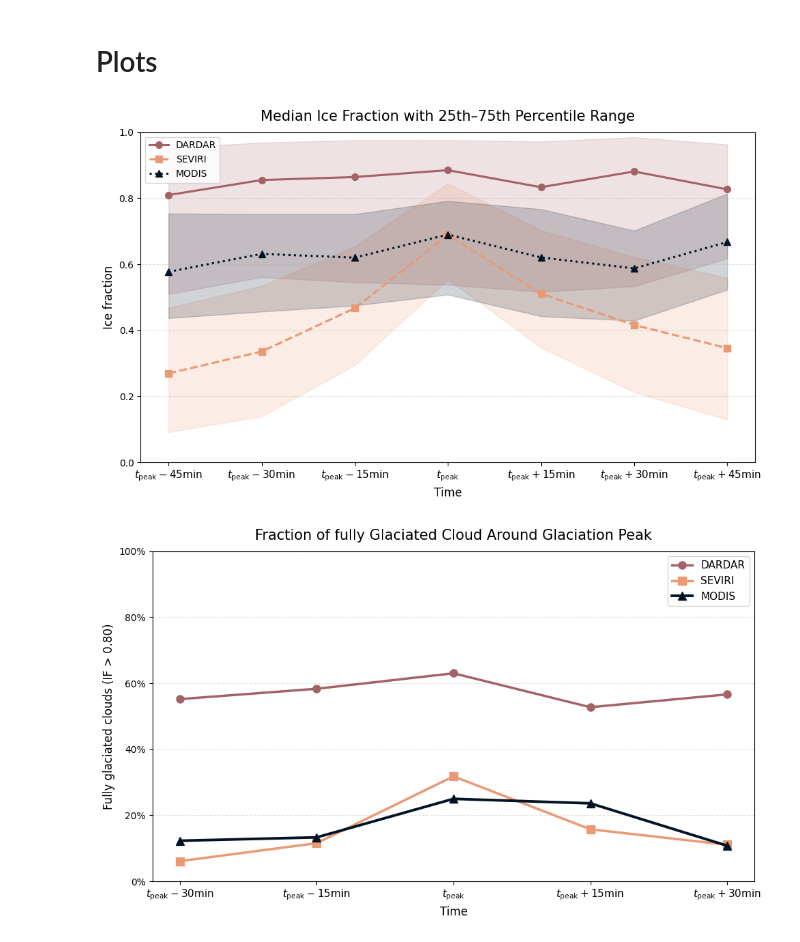
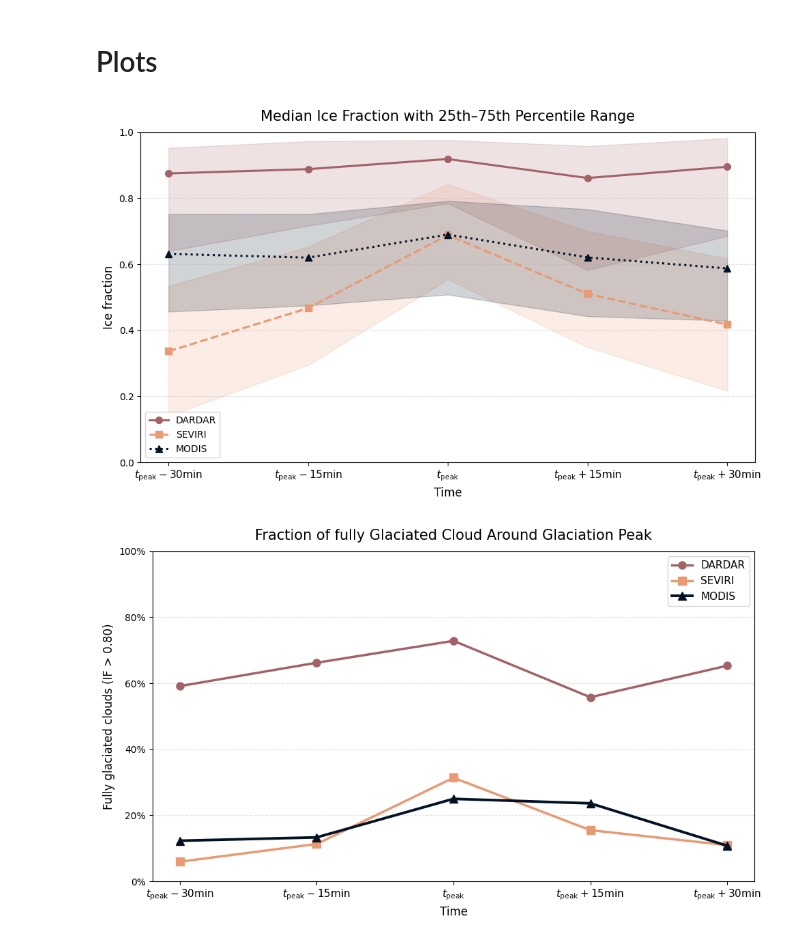
Before and after one commit to DragomirNikolov/MSGI, a Jupyter notebook: plotting/Publication_figures/Multisatellite_IF.ipynb, the cells around one changed output. Saved outputs shown, nothing was run; the diff lists cells and outputs as text; code cells hidden in the pictures.

```diff
--- a/plotting/Publication_figures/Multisatellite_IF.ipynb
+++ b/plotting/Publication_figures/Multisatellite_IF.ipynb
@@ -161,8 +509,28 @@ def get_seviri_pre_peak_if(row: pd.Series,idx: int):
         return if_hist[row["Glac_peak_ind"]-idx]
     return np.nan
 
+# def get_dd_pre_peak_if(row: pd.Series,idx: int):
+#     if_hist = row["val_ice_frac_hist"]
+#     if ((row["Glac_peak_ind"]-idx)>=0) and ((row["Glac_peak_ind"]-idx)<len(if_hist)):
+#         return if_hist[row["Glac_peak_ind"]-idx]
+#     return np.nan
+
 def get_dd_pre_peak_if(row: pd.Series,idx: int):
-    if _get_val_seviri_coincidence(row):
+    if_hist = row["val_ice_frac_hist"]
+    if ((row["Glac_peak_ind"]-idx)>=0) and ((row["Glac_peak_ind"]-idx)<len(if_hist)):
+        if if_hist[row["Glac_peak_ind"]-idx]>0:
+            if int((row["colocation_time"]-row["track_start_time"])/pd.Timedelta(minutes=15))==(row["Glac_peak_ind"]-idx):
+                return row["val_ice_frac_hist"][row["Glac_peak_ind"]-idx]
+    return np.nan
+
+def get_mod_pre_peak_if(row: pd.Series,idx: int):
+    if_hist = row["val_ice_frac_hist"]
+    if ((row["Glac_peak_ind"]-idx)>=0) and ((row["Glac_peak_ind"]-idx)<len(if_hist)):
+        return if_hist[row["Glac_peak_ind"]-idx]
+    return np.nan
+
+def get_mod_pre_peak_if(row: pd.Series,idx: int):
+    if _check_val_seviri_coincidence_modis(row):
         if_hist = row["val_ice_frac_hist"]
         if ((row["Glac_peak_ind"]-idx)>=0) and ((row["Glac_peak_ind"]-idx)<len(if_hist)):
             return if_hist[row["Glac_peak_ind"]-idx]
@@ -176,18 +544,18 @@ for pre_peak_idx in range(-5, 5):
         axis=1,
         args=(pre_peak_idx,)
     )
-    df_glac_dd[f"seviri_{pre_peak_idx}_prepeak_if"] = df_glac_dd.apply(
-        get_seviri_pre_peak_if,
-        axis=1,
-        args=(pre_peak_idx,)
-    )
+    # df_glac_dd[f"seviri_{pre_peak_idx}_prepeak_if"] = df_glac_dd.apply(
+    #     get_seviri_pre_peak_if,
+    #     axis=1,
+    #     args=(pre_peak_idx,)
+    # )
     df_glac_dd[f"val_{pre_peak_idx}_prepeak_if"] = df_glac_dd.apply(
         get_dd_pre_peak_if,
         axis=1,
         args=(pre_peak_idx,)
     )
     df_glac_mod[f"val_{pre_peak_idx}_prepeak_if"] = df_glac_mod.apply(
-            get_dd_pre_peak_if,
+            get_mod_pre_peak_if,
             axis=1,
             args=(pre_peak_idx,)
         )
@@ -199,7 +596,7 @@ import matplotlib.pyplot as plt
 
 # timesteps in plotting order
 
-timesteps = [i for i in range(3, -4, -1)]
+timesteps = [i for i in range(2, -3, -1)]
 
 # corresponding column names
 dardar_cols = [f"val_{i}_prepeak_if" for i in timesteps]
@@ -207,18 +604,19 @@ modis_cols  = [f"val_{i}_prepeak_if" for i in timesteps]
 seviri_cols = [f"seviri_{i}_prepeak_if" for i in timesteps]
 
 x_labels = [
-    r"$t_{\mathrm{peak}}-45\mathrm{min}$",
+    # r"$t_{\mathrm{peak}}-45\mathrm{min}$",
     r"$t_{\mathrm{peak}}-30\mathrm{min}$",
     r"$t_{\mathrm{peak}}-15\mathrm{min}$",
     r"$t_{\mathrm{peak}}$",
     r"$t_{\mathrm{peak}}+15\mathrm{min}$",
     r"$t_{\mathrm{peak}}+30\mathrm{min}$",
-    r"$t_{\mathrm{peak}}+45\mathrm{min}$",
+    # r"$t_{\mathrm{peak}}+45\mathrm{min}$",
 ]
 
 
 def clean_vals(series):
-    vals = series.dropna()
+    # vals = series.dropna()
+    vals = series
     vals = vals[(vals >= 0) & (vals <= 1)]
     return vals.values
 
@@ -244,7 +642,7 @@ for dd_col, sev_col, mod_col in zip(dardar_cols, seviri_cols, modis_cols):
     dardar_q75.append(q75)
 
     # SEVIRI
-    sev_vals = clean_vals(df_glac_dd[sev_col])
+    sev_vals = clean_vals(df_glac_mod[sev_col])
     q25, med, q75 = median_q25_q75(sev_vals)
     seviri_q25.append(q25)
     seviri_med.append(med)
@@ -293,34 +691,34 @@ line3, = plt.plot(
     label="MODIS", color = color_mod
 )
 
 # shaded percentile bands
 plt.fill_between(
     x, dardar_q25, dardar_q75,
     color=line1.get_color(), alpha=0.18
 )
 
 plt.fill_between(
     x, seviri_q25, seviri_q75,
     color=line2.get_color(), alpha=0.18
 )
 
 plt.fill_between(
     x, modis_q25, modis_q75,
     color=line3.get_color(), alpha=0.18
 )
 
 plt.xticks(x, x_labels, fontsize=11)
 plt.ylabel("Ice fraction", fontsize=12)
 plt.xlabel("Time", fontsize=12)
 plt.title("Median Ice Fraction with 25th–75th Percentile Range", fontsize=15, pad=12)
 
 plt.ylim(0, 1)
 plt.grid(axis="y", linestyle="--", alpha=0.35)
 plt.legend(frameon=True)
 plt.tight_layout()
 plt.show()
 # %% [output]
-[figure, old version]
+[figure, new version]
 # %%
 import numpy as np
 import matplotlib.pyplot as plt
@@ -329,7 +727,7 @@ import matplotlib.pyplot as plt
 timesteps = [i for i in range(2, -3, -1)]
 
 ice_phase_thresh = 0.8
-
+eps=1e-4
 # corresponding column names
 dardar_cols = [f"val_{i}_prepeak_if" for i in timesteps]
 modis_cols = [f"val_{i}_prepeak_if" for i in timesteps]
@@ -351,19 +749,19 @@ for dd_col, sev_col, mod_col in zip(dardar_cols, seviri_cols, modis_cols):
     # DARDAR
     dd_vals = df_glac_dd[dd_col].dropna()
     dd_vals = dd_vals[(dd_vals >= 0) & (dd_vals <= 1)]
-    dardar_frac.append((dd_vals > ice_phase_thresh).mean() if len(dd_vals) > 0 else np.nan)
+    dardar_frac.append((dd_vals >= ice_phase_thresh).mean() if len(dd_vals) > 0 else np.nan)
     dardar_n.append(len(dd_vals))
 
     # SEVIRI
-    sev_vals = df_glac_dd[sev_col].dropna()
-    sev_vals = sev_vals[(sev_vals >= 0) & (sev_vals <= 1)]
-    seviri_frac.append((sev_vals > ice_phase_thresh).mean() if len(sev_vals) > 0 else np.nan)
+    sev_vals = df_glac_mod[sev_col].dropna()
+    sev_vals = sev_vals[(sev_vals >= 0-eps) & (sev_vals <= 1+eps)]
+    seviri_frac.append((sev_vals >= ice_phase_thresh).mean() if len(sev_vals) > 0 else np.nan)
     seviri_n.append(len(sev_vals))
 
     # MODIS
     mod_vals = df_glac_mod[mod_col].dropna()
     mod_vals = mod_vals[(mod_vals >= 0) & (mod_vals <= 1)]
-    modis_frac.append((mod_vals > ice_phase_thresh).mean() if len(mod_vals) > 0 else np.nan)
+    modis_frac.append((mod_vals >= ice_phase_thresh).mean() if len(mod_vals) > 0 else np.nan)
     modis_n.append(len(mod_vals))
 
 dardar_frac = np.array(dardar_frac)
@@ -421,7 +819,7 @@ plt.legend(frameon=True, fontsize=11)
 plt.tight_layout()
 plt.show()
 # %% [output]
-[figure, old version]
+[figure, new version]
 # %%
 import numpy as np
 import matplotlib.pyplot as plt
```
Also changed, not shown: parts of 20 cells of this notebook, 2 other files.
